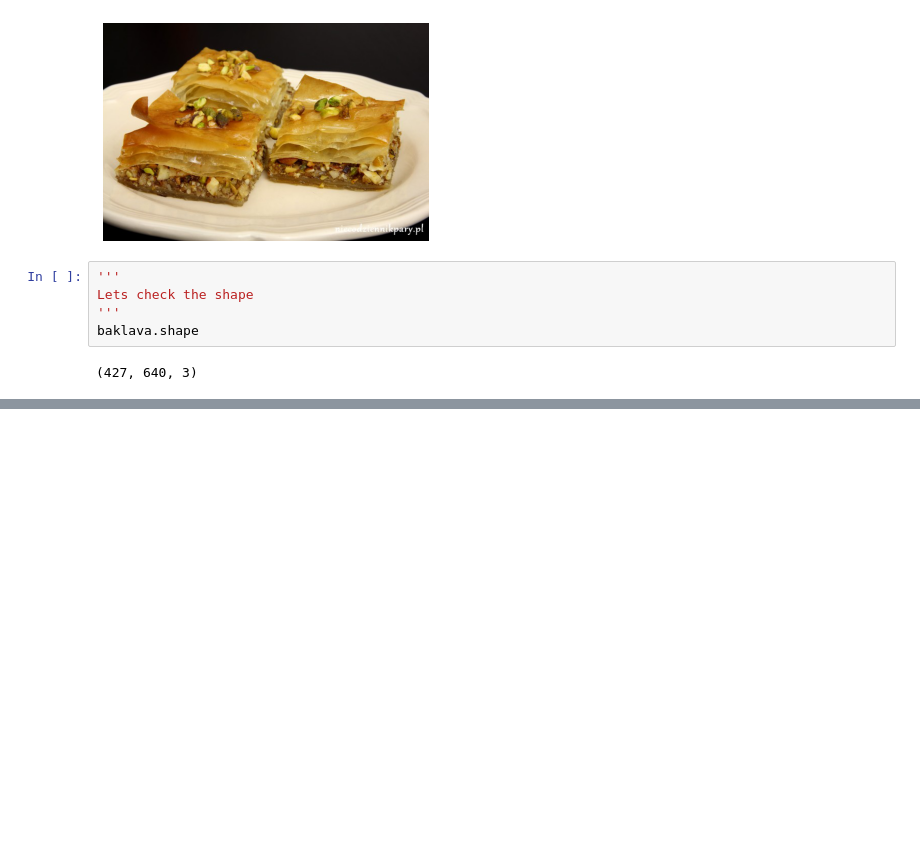
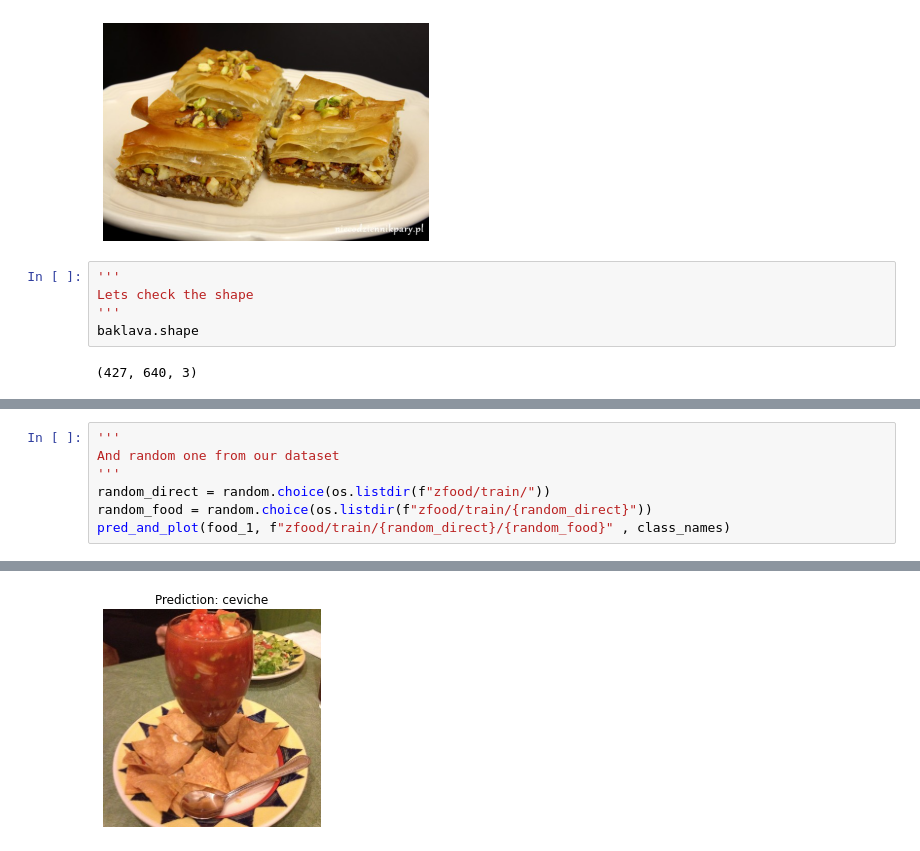
Before and after one commit to Oktif/NAI1, a Jupyter notebook: zjazd5/Exercise4.ipynb, the cells around one changed output, grey strips where cells are left out. Cells and saved outputs as stored; diff of their text form; blank space fills up the shorter version.

```diff
--- a/zjazd5/Exercise4.ipynb
+++ b/zjazd5/Exercise4.ipynb
@@ -318 +326,9 @@ shrimp-ceviche-3.jp 100%[===================>]  71.90K  --.-KB/s    in 0.01s
 [figure]
+# %%
+'''
+And random one from our dataset
+'''
+random_direct = random.choice(os.listdir(f"zfood/train/"))
+random_food = random.choice(os.listdir(f"zfood/train/{random_direct}"))
+pred_and_plot(food_1, f"zfood/train/{random_direct}/{random_food}" , class_names)
+# %% [output]
@@ -318,0 +336 @@ shrimp-ceviche-3.jp 100%[===================>]  71.90K  --.-KB/s    in 0.01s
+[figure, added]
```
Also changed, not shown: parts of 13 cells of this notebook.
